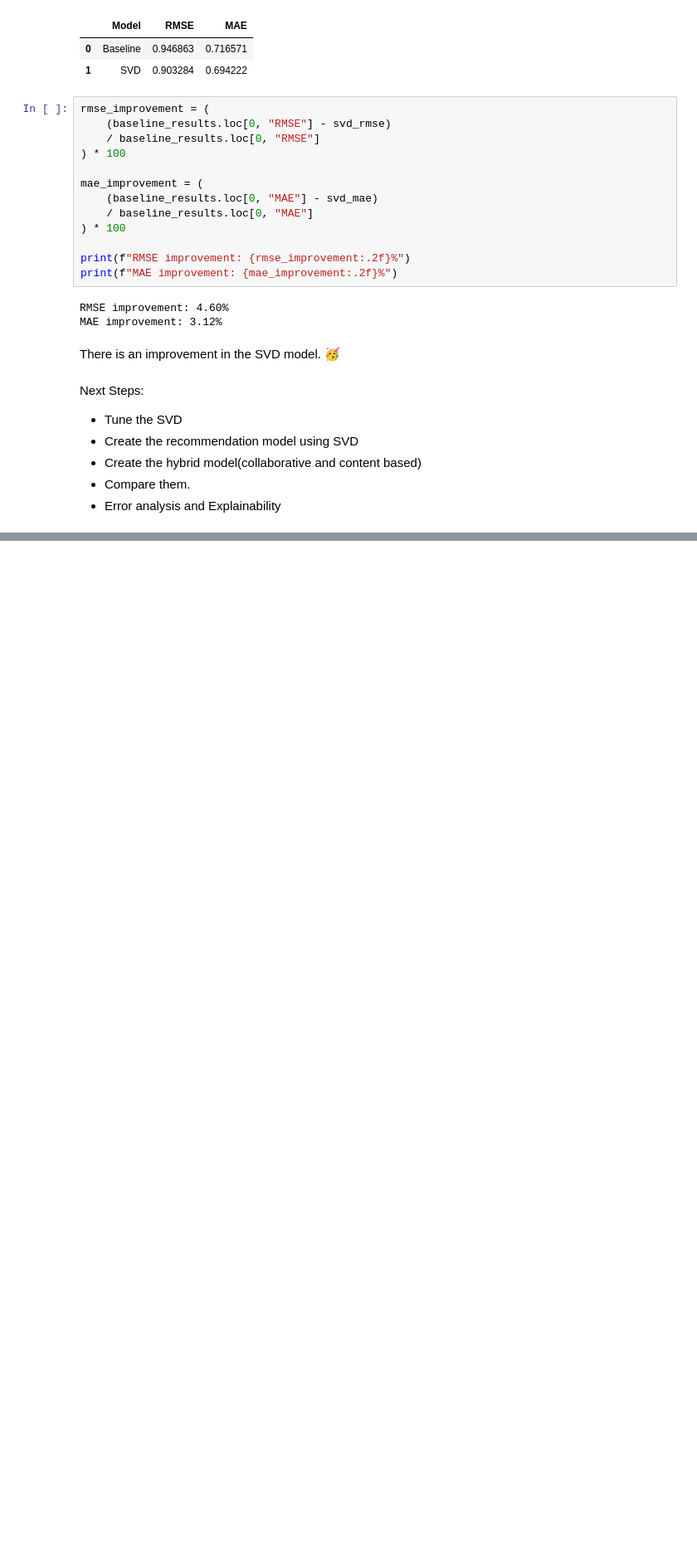
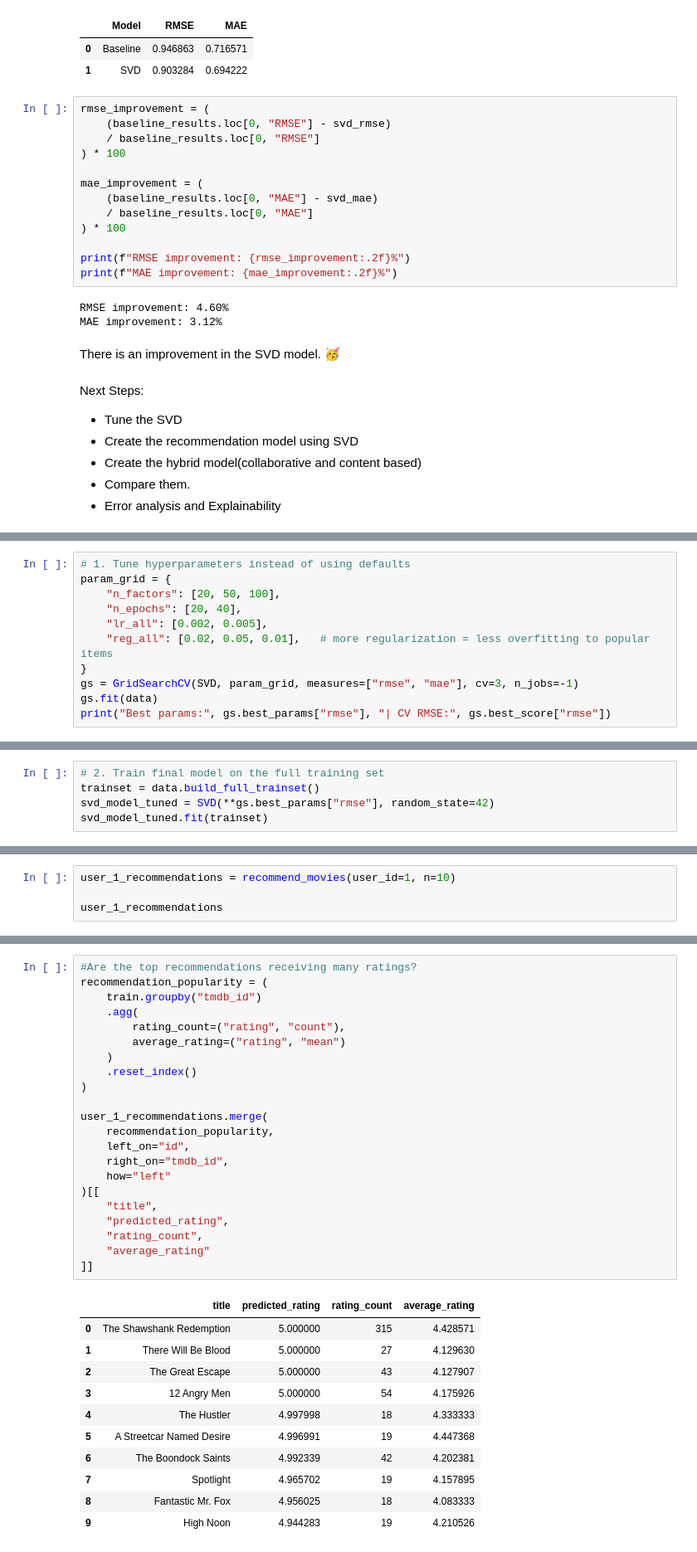
Before and after one commit to AwendyG/Movie-Recommendation-Capstone, a Jupyter notebook: Capstone.ipynb, the cells around one changed output, grey strips where cells are left out. Shown at 83% size. Cells and saved outputs as stored; diff of their text form; blank space fills up the shorter version.

```diff
--- a/Capstone.ipynb
+++ b/Capstone.ipynb
@@ -2527,0 +1842,11 @@ NDCG@10: 0.02320799202453068
+# %%
+# 1. Tune hyperparameters instead of using defaults
+param_grid = {
+    "n_factors": [20, 50, 100],
+    "n_epochs": [20, 40],
+    "lr_all": [0.002, 0.005],
+    "reg_all": [0.02, 0.05, 0.01],   # more regularization = less overfitting to popular items
+}
+gs = GridSearchCV(SVD, param_grid, measures=["rmse", "mae"], cv=3, n_jobs=-1)
+gs.fit(data)
+print("Best params:", gs.best_params["rmse"], "| CV RMSE:", gs.best_score["rmse"])
@@ -2527,0 +1855,5 @@ NDCG@10: 0.02320799202453068
+# %%
+# 2. Train final model on the full training set
+trainset = data.build_full_trainset()
+svd_model_tuned = SVD(**gs.best_params["rmse"], random_state=42)
+svd_model_tuned.fit(trainset)
@@ -2527,0 +2005,4 @@ NDCG@10: 0.02320799202453068
+# %%
+user_1_recommendations = recommend_movies(user_id=1, n=10)
+
+user_1_recommendations
@@ -2527,0 +2131,34 @@ NDCG@10: 0.02320799202453068
+# %%
+#Are the top recommendations receiving many ratings?
+recommendation_popularity = (
+    train.groupby("tmdb_id")
+    .agg(
+        rating_count=("rating", "count"),
+        average_rating=("rating", "mean")
+    )
+    .reset_index()
+)
+
+user_1_recommendations.merge(
+    recommendation_popularity,
+    left_on="id",
+    right_on="tmdb_id",
+    how="left"
+)[[
+    "title",
+    "predicted_rating",
+    "rating_count",
+    "average_rating"
+]]
+# %% [output]
+|  | title | predicted_rating | rating_count | average_rating |
+| 0 | The Shawshank Redemption | 5.000000 | 315 | 4.428571 |
+| 1 | There Will Be Blood | 5.000000 | 27 | 4.129630 |
+| 2 | The Great Escape | 5.000000 | 43 | 4.127907 |
+| 3 | 12 Angry Men | 5.000000 | 54 | 4.175926 |
+| 4 | The Hustler | 4.997998 | 18 | 4.333333 |
+| 5 | A Streetcar Named Desire | 4.996991 | 19 | 4.447368 |
+| 6 | The Boondock Saints | 4.992339 | 42 | 4.202381 |
+| 7 | Spotlight | 4.965702 | 19 | 4.157895 |
+| 8 | Fantastic Mr. Fox | 4.956025 | 18 | 4.083333 |
+| 9 | High Noon | 4.944283 | 19 | 4.210526 |
```
Also changed, not shown: parts of 86 cells of this notebook.
